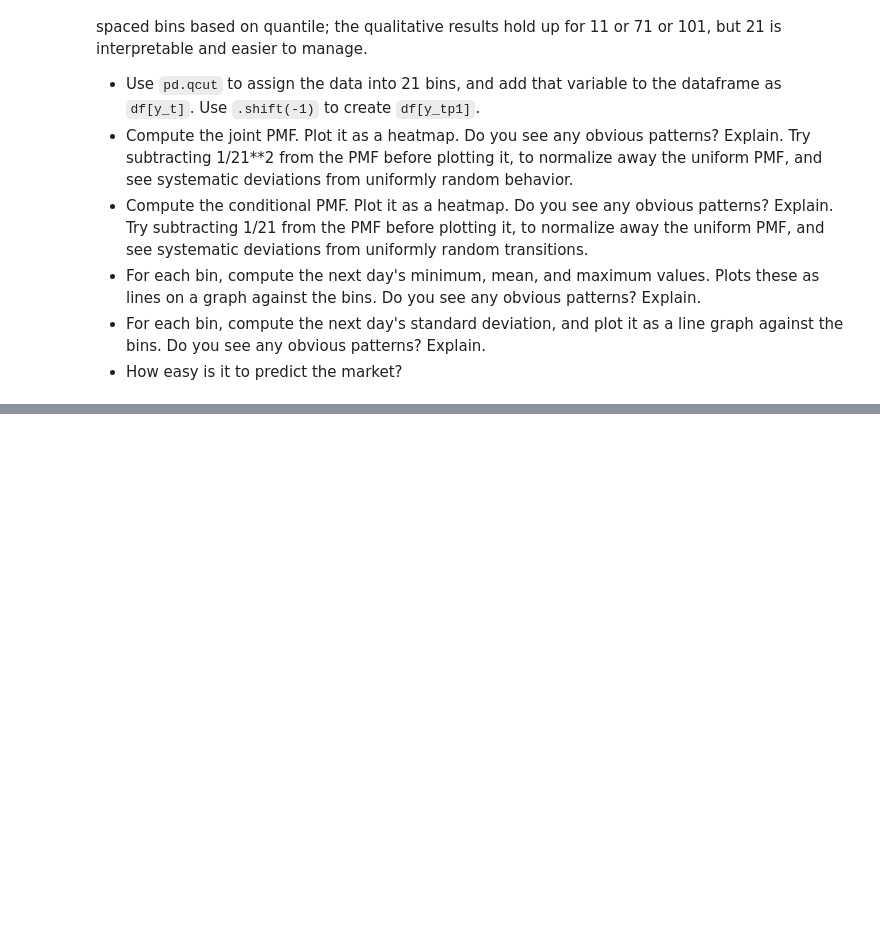
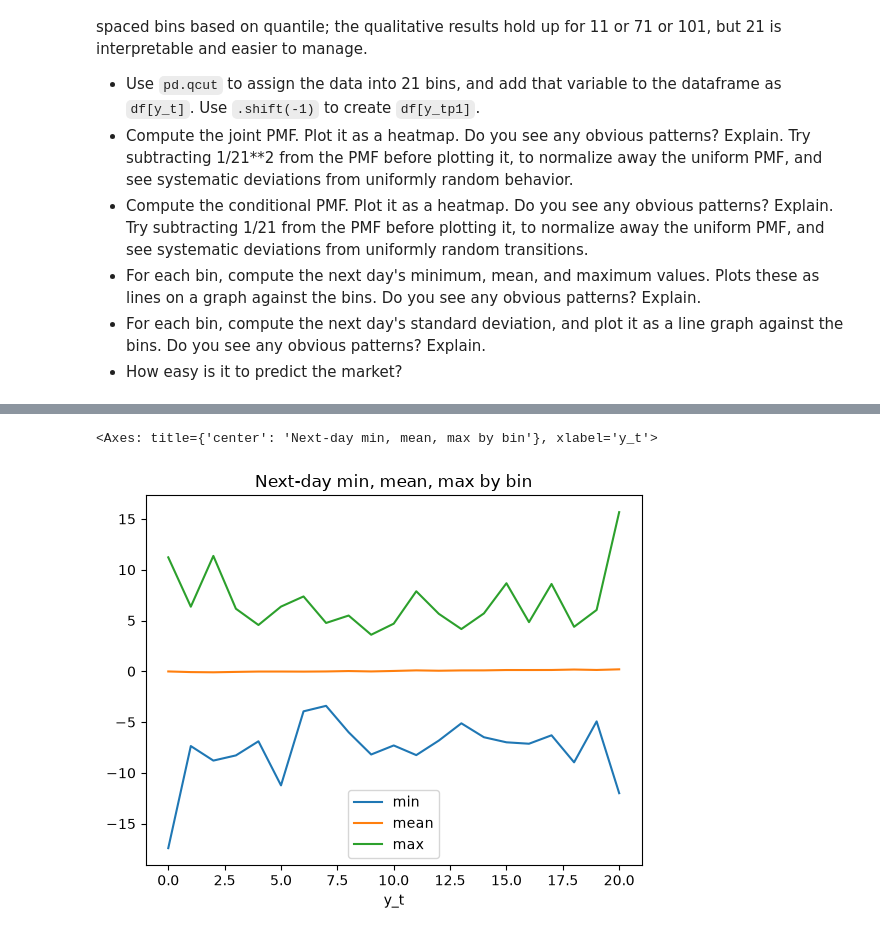
Before and after one commit to MaxwellCooper1/uu_markov, a Jupyter notebook: lab_1/lab.ipynb, the cells around one changed output, grey strips where cells are left out. Saved outputs shown, nothing was run; the diff lists cells and outputs as text; code cells hidden in the pictures; blank space fills up the shorter version.

```diff
--- a/lab_1/lab.ipynb
+++ b/lab_1/lab.ipynb
@@ -257,0 +314,11 @@ The choice of five bins was arbitrary. For more realistic or complex models, we'
+# %%
+# bullet 4
+# computing the next days min/mean/max and plotting
+
+df['ret_tp1'] = df['market_return_pct'].shift(-1) # getting returns for the next day
+# grouping by the returns of the next day and computing the stata
+# using .plot to plot this directly (found online)
+df.groupby('y_t')['ret_tp1'].agg(['min', 'mean', 'max']).plot(title='Next-day min, mean, max by bin')
+# %% [output]
+<Axes: title={'center': 'Next-day min, mean, max by bin'}, xlabel='y_t'>
+[figure, added]
```
Also changed, not shown: parts of 15 cells of this notebook.
